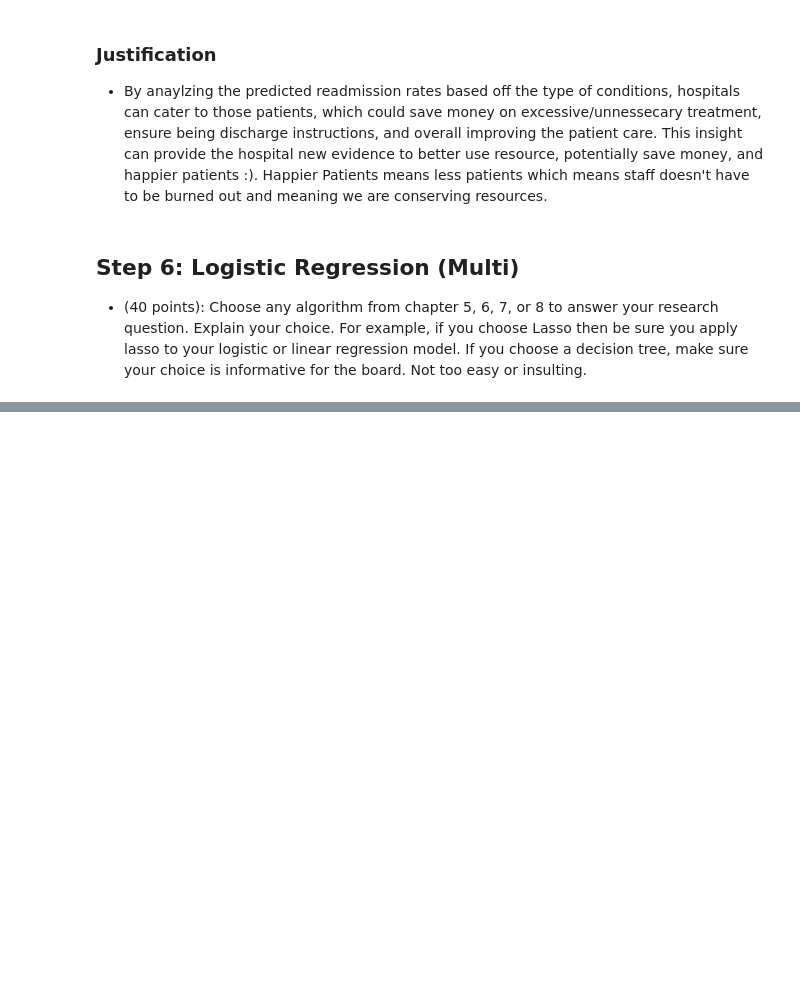
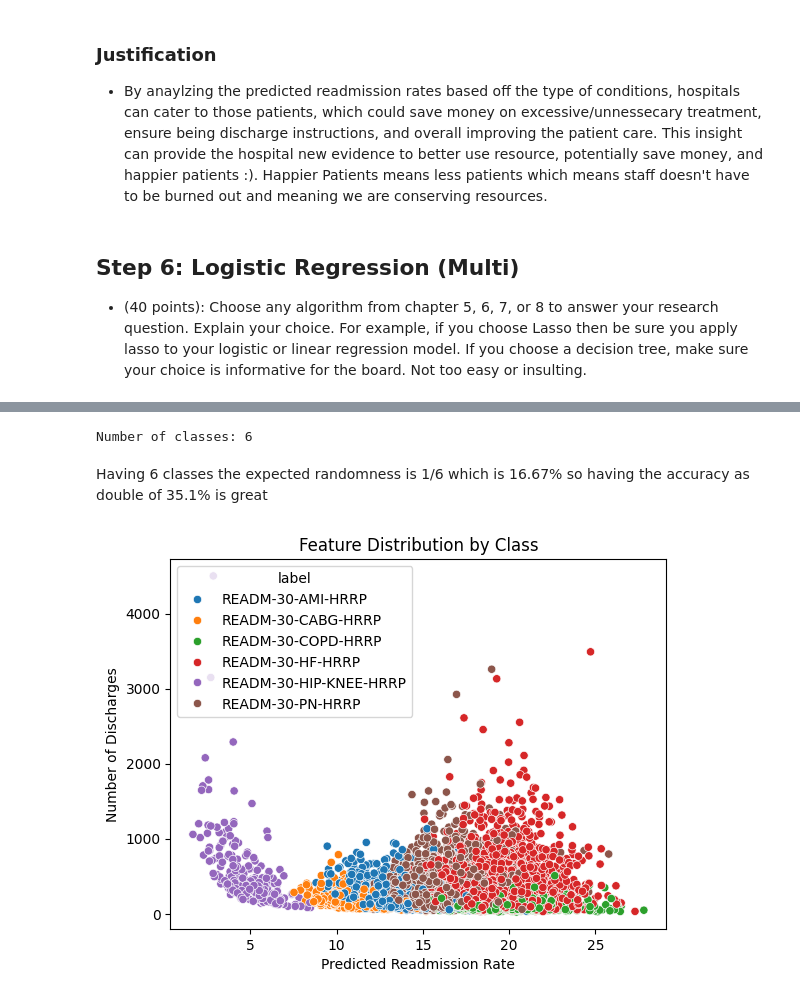
Before and after one commit to madisonmigliori/ista-exam2, a Jupyter notebook: exam2.ipynb, the cells around one changed output, grey strips where cells are left out. Cells and saved outputs as stored; diff of their text form; code cells hidden in the pictures; blank space fills up the shorter version.

```diff
--- a/exam2.ipynb
+++ b/exam2.ipynb
@@ -280,0 +332,13 @@ What is the possibility based off the type of condition based on the predicted r
+# %%
+# One hot coding the Measure Names over the Predicted Rate & Number of Discharges
+X = hospital_df_clean[["Predicted Readmission Rate", "Number of Discharges"]].values
+y_raw = hospital_df_clean["Measure Name"].astype("category")
+y = y_raw.cat.codes.values
+
+model = MultinomialLogisticRegression(lr=0.01, epochs=1000)
+model.fit(X, y)
+
+preds = model.predict(X)
+
+accuracy = np.mean(preds == y)
+print("Accuracy:", accuracy)
@@ -280,0 +357,19 @@ What is the possibility based off the type of condition based on the predicted r
+# %%
+print("Number of classes:", len(np.unique(y)))
+# %% [output]
+Number of classes: 6
+# %% [markdown]
+Having 6 classes the expected randomness is 1/6 which is 16.67% so having the accuracy as double of 35.1% is great
+# %%
+df_plot = hospital_df_clean.copy()
+df_plot["label"] = y_raw
+
+sns.scatterplot(data=df_plot,
+                x="Predicted Readmission Rate",
+                y="Number of Discharges",
+                hue="label",
+                palette="tab10")
+plt.title("Feature Distribution by Class")
+plt.show()
+# %% [output]
+[figure, added]
```
Also changed, not shown: parts of 8 cells of this notebook, 1 other file.
